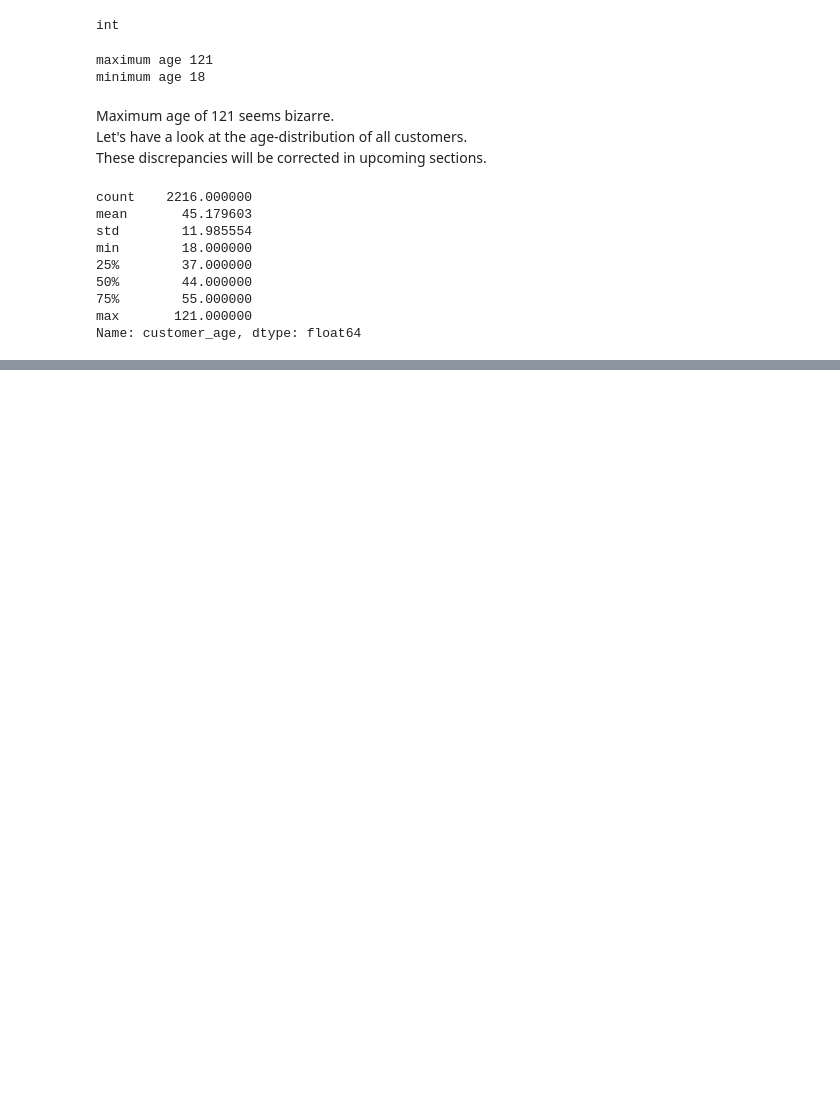
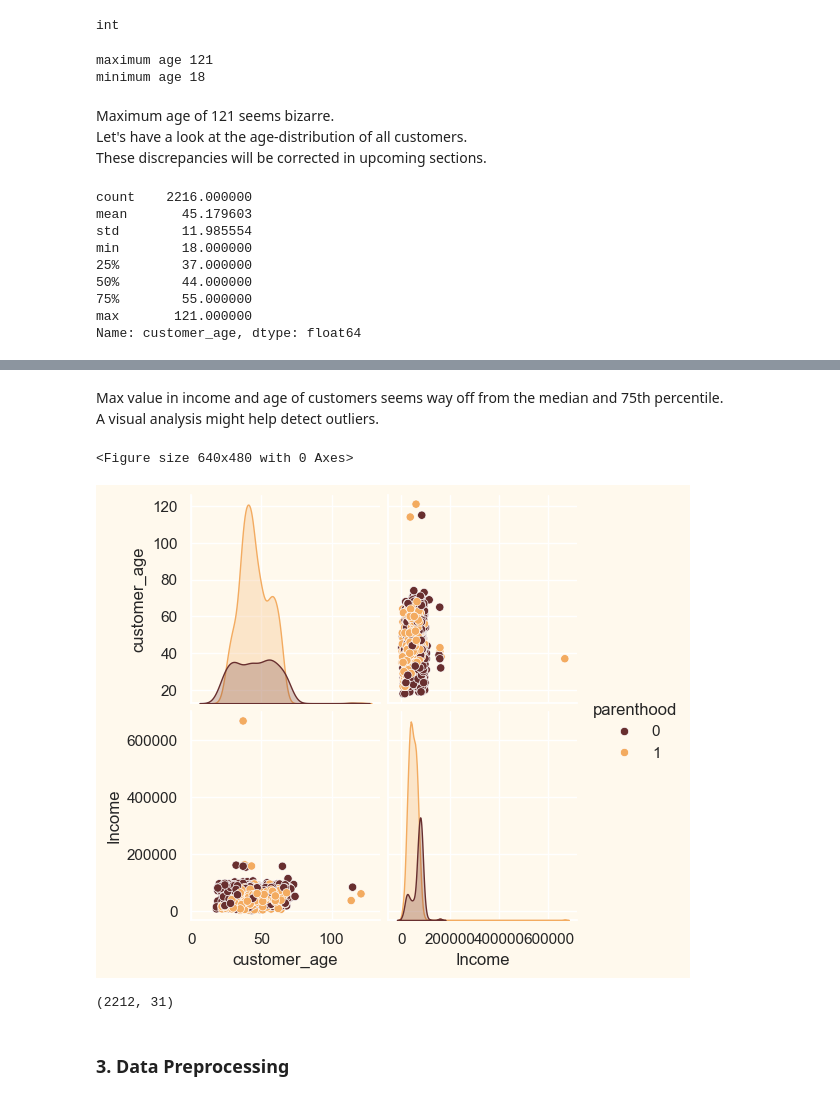
Before and after one commit to Cshefali/Data-Analysis-And-Viz-Python, a Jupyter notebook: customer_segmentation_project1/p1_customer_segmentation.ipynb, the cells around one changed output, grey strips where cells are left out. Drawn from its saved outputs; the diff is of its cells as text; code cells hidden in the pictures; blank space fills up the shorter version.

```diff
--- a/customer_segmentation_project1/p1_customer_segmentation.ipynb
+++ b/customer_segmentation_project1/p1_customer_segmentation.ipynb
@@ -230,0 +349,6 @@ Index(['ID', 'Year_Birth', 'Education', 'Marital_Status', 'Income', 'Kidhome',
+# %%
+data['edu_level'] = data['Education'].replace({'Basic':'Undergraduate',
+                                              '2n Cycle': 'Undergraduate',
+                                              'Graduation':'Graduate',
+                                              'Master':'Postgraduate',
+                                              'PhD':'Postgraduate'})
@@ -230,0 +363,3 @@ Index(['ID', 'Year_Birth', 'Education', 'Marital_Status', 'Income', 'Kidhome',
+# %%
+data = data.rename(columns={'MntWines':'Wine', 'MntFruits':'Fruits', 'MntMeatProducts':'Meat',
+                   'MntFishProducts':'Fish','MntSweetProducts':'Sweets', 'MntGoldProds':'Gold'})
@@ -230,0 +380,4 @@ Index(['ID', 'Year_Birth', 'Education', 'Marital_Status', 'Income', 'Kidhome',
+# %%
+cols_to_drop = ['Year_Birth', 'Marital_Status', 'Dt_Customer', 'Z_CostContact','Z_Revenue', 'ID']
+#remove these columns from dataframe
+data = data.drop(cols_to_drop, axis=1)
@@ -230,0 +407,19 @@ Index(['ID', 'Year_Birth', 'Education', 'Marital_Status', 'Income', 'Kidhome',
+# %% [markdown]
+Max value in income and age of customers seems way off from the median and 75th percentile.
+A visual analysis might help detect outliers.
+# %%
+#features to plot
+columns_to_plot = ['customer_age', 'Income', 'parenthood']
+# %%
+#Setting up colors prefrences
+sns.set(rc={"axes.facecolor":"#FFF9ED","figure.facecolor":"#FFF9ED"})
+#pallet = ["#682F2F", "#9E726F", "#D6B2B1", "#B9C0C9", "#9F8A78", "#F3AB60"]
+#cmap = colors.ListedColormap(["#682F2F", "#9E726F", "#D6B2B1", "#B9C0C9", "#9F8A78", "#F3AB60"])
+
+plt.figure()
+sns.pairplot(data[columns_to_plot], hue='parenthood',
+             palette= (["#682F2F","#F3AB60"]))
+plt.show()
+# %% [output]
+<Figure size 640x480 with 0 Axes>
+[figure, added]
@@ -230,0 +432,6 @@ Index(['ID', 'Year_Birth', 'Education', 'Marital_Status', 'Income', 'Kidhome',
+# %%
+data.shape
+# %% [output]
+(2212, 31)
+# %% [markdown]
+<h3>3. Data Preprocessing</h3>
```
Also changed, not shown: parts of 35 cells of this notebook.
